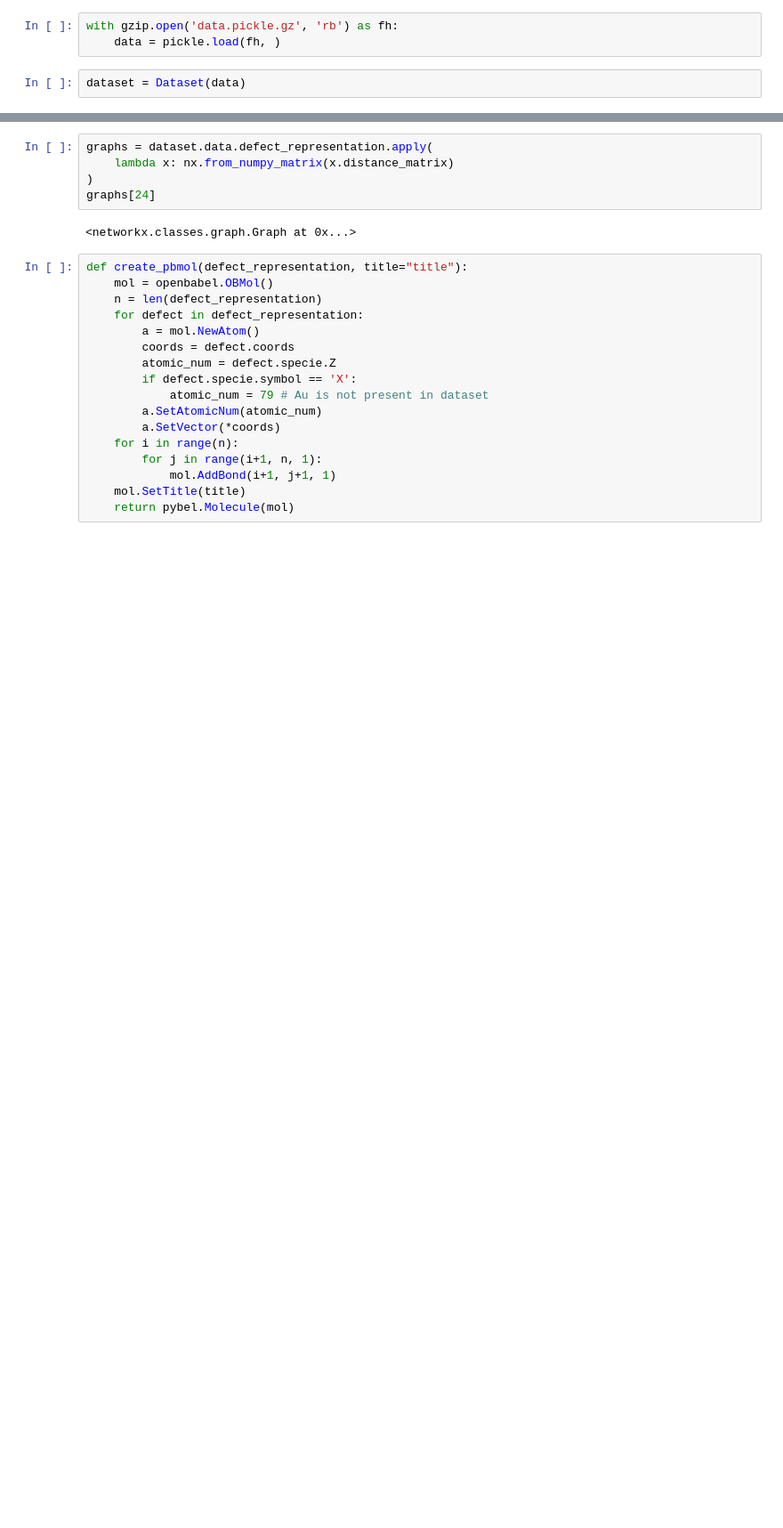
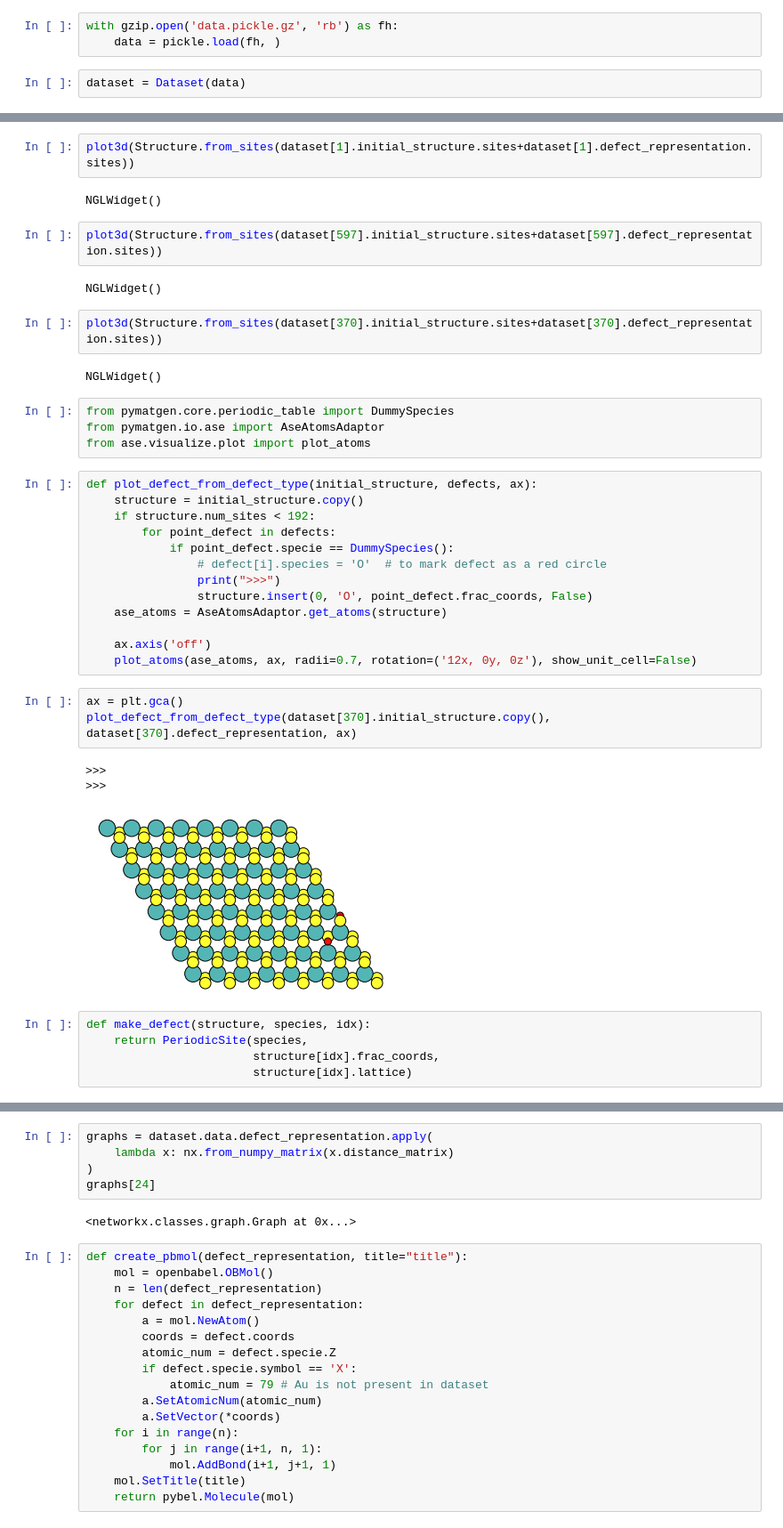
Before and after one commit to ELitvinova/bacc, a Jupyter notebook: algo_check_reachable.ipynb, the cells around one changed output, grey strips where cells are left out. Shown at 89% size. Drawn from its saved outputs; the diff is of its cells as text; blank space fills up the shorter version.

```diff
--- a/algo_check_reachable.ipynb
+++ b/algo_check_reachable.ipynb
@@ -213,0 +253,41 @@ class MatrixBuilder:
+# %%
+plot3d(Structure.from_sites(dataset[1].initial_structure.sites+dataset[1].defect_representation.sites))
+# %% [output]
+NGLWidget()
+# %%
+plot3d(Structure.from_sites(dataset[597].initial_structure.sites+dataset[597].defect_representation.sites))
+# %% [output]
+NGLWidget()
+# %%
+plot3d(Structure.from_sites(dataset[370].initial_structure.sites+dataset[370].defect_representation.sites))
+# %% [output]
+NGLWidget()
+# %%
+from pymatgen.core.periodic_table import DummySpecies
+from pymatgen.io.ase import AseAtomsAdaptor
+from ase.visualize.plot import plot_atoms
+# %%
+def plot_defect_from_defect_type(initial_structure, defects, ax):
+    structure = initial_structure.copy()
+    if structure.num_sites < 192:
+        for point_defect in defects:
+            if point_defect.specie == DummySpecies():
+                # defect[i].species = 'O'  # to mark defect as a red circle
+                print(">>>")
+                structure.insert(0, 'O', point_defect.frac_coords, False)
+    ase_atoms = AseAtomsAdaptor.get_atoms(structure)
+
+    ax.axis('off')
+    plot_atoms(ase_atoms, ax, radii=0.7, rotation=('12x, 0y, 0z'), show_unit_cell=False)
+# %%
+ax = plt.gca()
+plot_defect_from_defect_type(dataset[370].initial_structure.copy(), dataset[370].defect_representation, ax)
+# %% [output]
+>>>
+>>>
+[figure, added]
+# %%
+def make_defect(structure, species, idx):
+    return PeriodicSite(species,
+                        structure[idx].frac_coords,
+                        structure[idx].lattice)
```
Also changed, not shown: parts of 102 cells of this notebook, 2 other files.
